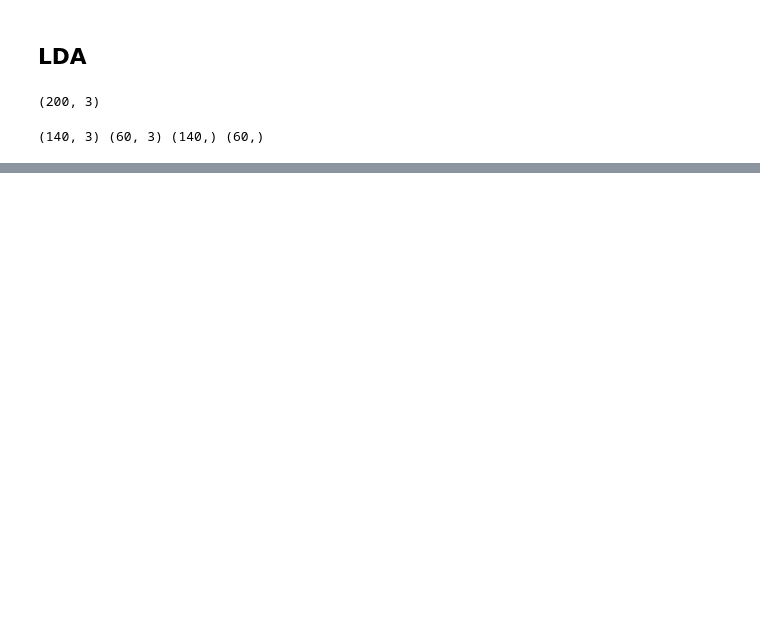
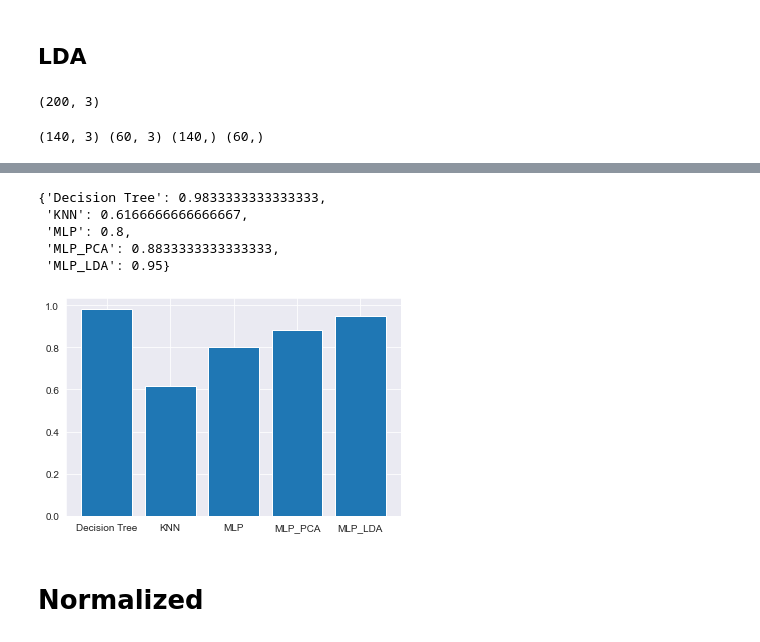
Before and after one commit to nunof98/data-fusion, a Jupyter notebook: drug_classification.ipynb, the cells around one changed output, grey strips where cells are left out. Saved outputs shown, nothing was run; the diff lists cells and outputs as text; code cells hidden in the pictures; blank space fills up the shorter version.

```diff
--- a/drug_classification.ipynb
+++ b/drug_classification.ipynb
@@ -203,6 +210,7 @@ KNeighborsClassifier()
 y_pred_neigh = neigh.predict(X_test)
 print(f'Train accuracy:\t {neigh.score(X_train, y_train)}')
 print(f'Test accuracy:\t {neigh.score(X_test, y_test)}')
+scores['KNN'] =  neigh.score(X_test, y_test)
 
 print(classification_report(y_test, y_pred_neigh))
 # %% [output]
@@ -237,6 +245,7 @@ plt.plot(clf.loss_curve_)
 y_pred_mlp = model.predict(X_test)
 print(f'Train accuracy:\t {model.score(X_train, y_train)}')
 print(f'Test accuracy:\t {model.score(X_test, y_test)}')
+scores['MLP'] =  model.score(X_test, y_test)
 
 print(classification_report(y_test, y_pred_mlp))
 # %% [output]
@@ -297,6 +306,7 @@ plt.plot(clf_pca.loss_curve_)
 y_pred_pca_mlp = model_pca.predict(X_test_pca)
 print(f'Train accuracy:\t {model_pca.score(X_train_pca, y_train_pca)}')
 print(f'Test accuracy:\t {model_pca.score(X_test_pca, y_test_pca)}')
+scores['MLP_PCA'] =  model_pca.score(X_test_pca, y_test_pca)
 
 print(classification_report(y_test_pca, y_pred_pca_mlp))
 # %% [output]
@@ -352,6 +360,7 @@ plt.plot(clf_lda.loss_curve_)
 y_pred_lda_mlp = model_lda.predict(X_test_lda)
 print(f'Train accuracy:\t {model_lda.score(X_train_lda, y_train_lda)}')
 print(f'Test accuracy:\t {model_lda.score(X_test_lda, y_test_lda)}')
+scores['MLP_LDA'] =  model_lda.score(X_test_lda, y_test_lda)
 
 print(classification_report(y_test_lda, y_pred_lda_mlp))
 # %% [output]
@@ -377,0 +386,13 @@ ConfusionMatrixDisplay.from_predictions(y_test_lda,y_pred_lda_mlp)
+# %%
+plt.bar(scores.keys(), scores.values())
+
+scores
+# %% [output]
+{'Decision Tree': 0.9833333333333333,
+ 'KNN': 0.6166666666666667,
+ 'MLP': 0.8,
+ 'MLP_PCA': 0.8833333333333333,
+ 'MLP_LDA': 0.95}
+[figure, added]
+# %% [markdown]
+# Normalized
```
Also changed, not shown: parts of 45 cells of this notebook, 6 other files.
